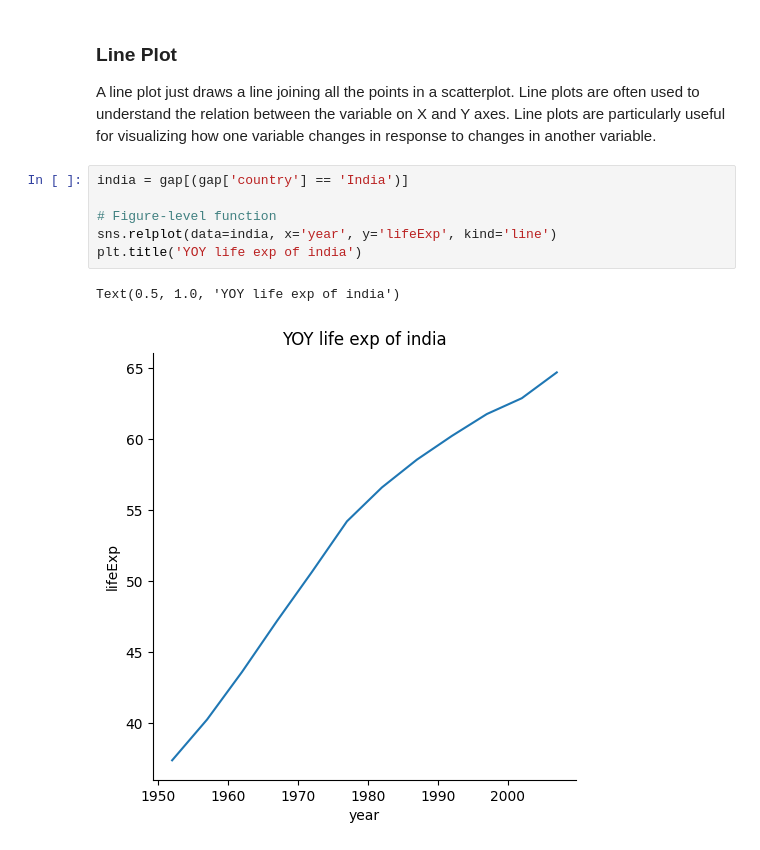
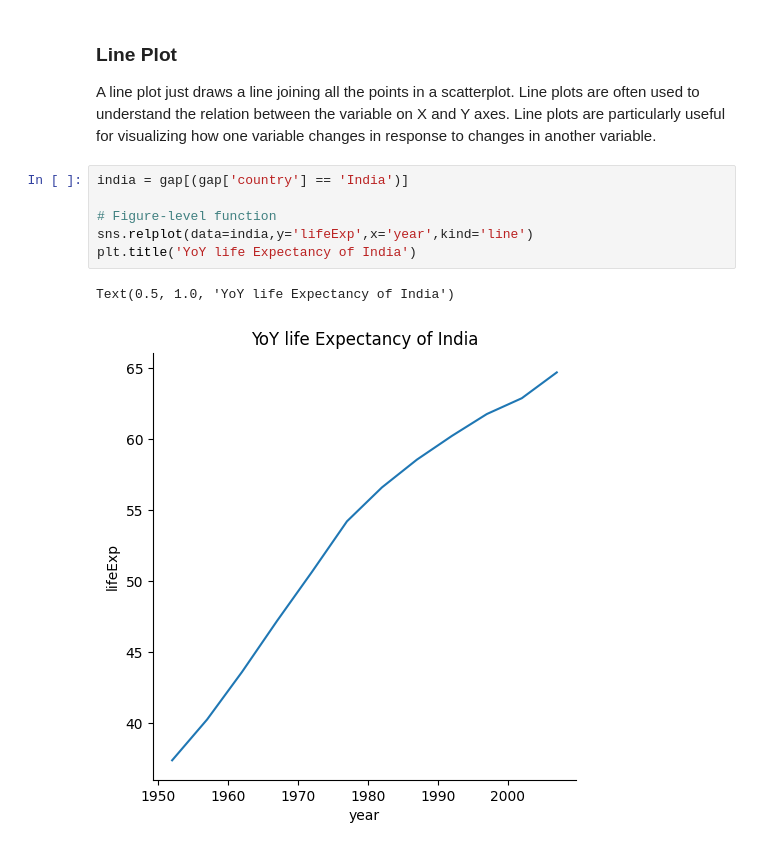
Before and after one commit to jedesai/Data-Visualization, a Jupyter notebook: Seaborn/vis.ipynb, the cells around one changed output. Drawn from its saved outputs; the diff is of its cells as text.

```diff
--- a/Seaborn/vis.ipynb
+++ b/Seaborn/vis.ipynb
@@ -85,11 +89,11 @@ A line plot just draws a line joining all the points in a scatterplot. Line plot
 # %%
 india = gap[(gap['country'] == 'India')]
 
 # Figure-level function
-sns.relplot(data=india, x='year', y='lifeExp', kind='line')
-plt.title('YOY life exp of india')
+sns.relplot(data=india,y='lifeExp',x='year',kind='line')
+plt.title('YoY life Expectancy of India')
 # %% [output]
-Text(0.5, 1.0, 'YOY life exp of india')
+Text(0.5, 1.0, 'YoY life Expectancy of India')
-[figure, old version]
+[figure, new version]
 # %%
 # Axis level function
```
Also changed, not shown: parts of 22 cells of this notebook.
